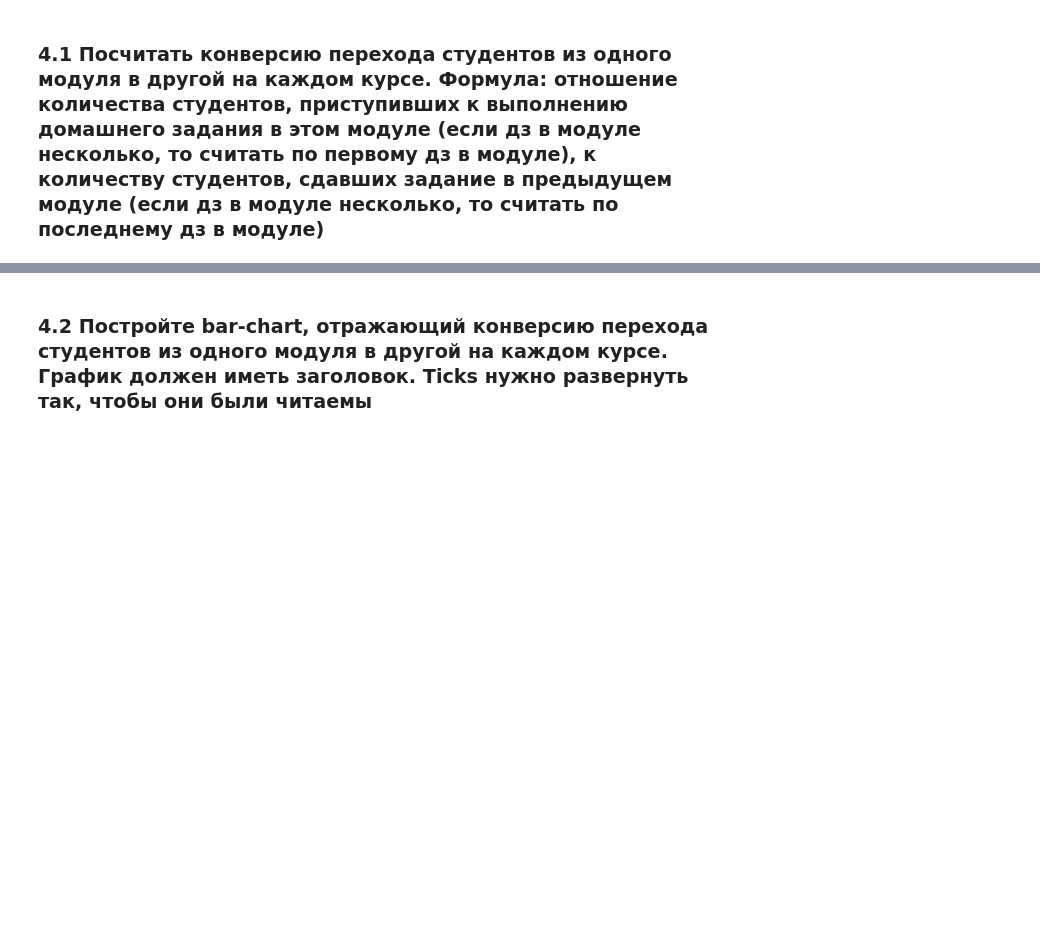
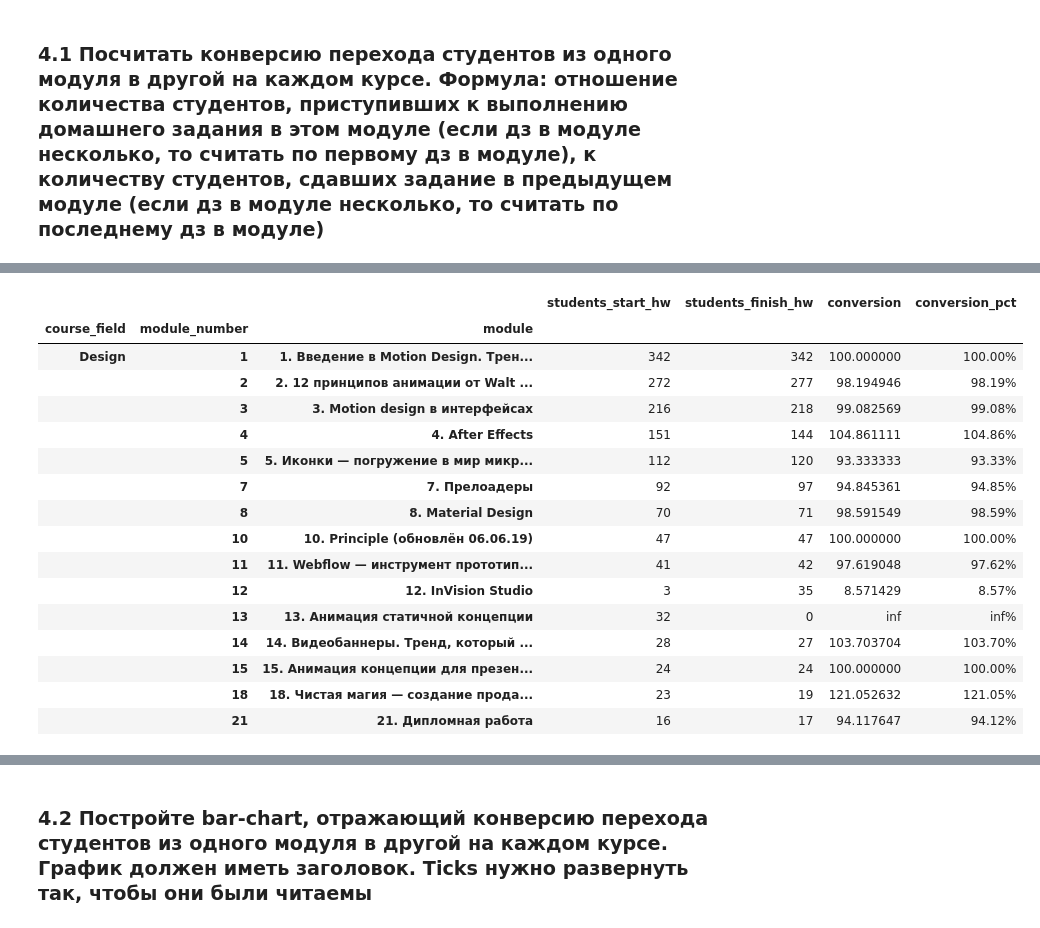
Before and after one commit to greymetall/data_science, a Jupyter notebook: Coursework#1/Coursework_analytics_1.ipynb, the cells around one changed output, grey strips where cells are left out. Cells and saved outputs as stored; diff of their text form; code cells hidden in the pictures; blank space fills up the shorter version.

```diff
--- a/Coursework#1/Coursework_analytics_1.ipynb
+++ b/Coursework#1/Coursework_analytics_1.ipynb
@@ -1181,0 +1304,30 @@ plt.show()
+# %%
+# группируем по курсам и модулям со счётчиком по количеству студентов, начавших и закончивших каждый из модулей
+df_final_count = df_all_lessons.reset_index().groupby(['course_title','course_field',
+                                                       'module_number','module'])\
+                                                     [['start_date', 'finish_date']]\
+                                             .count()
+
+# создаём новый массив, в котором колонка final_date будет смещена относительно start_date
+# это необходимо для расчёта конверсии
+# пустые образовавшиеся ячейки с NaN после сдвига, заполним значениями из колонки start_date из первого модуля каждого курса
+df_conversion = pd.DataFrame()
+for course in courses:
+    value = df_final_count.loc[course].start_date[0]
+    df_conversion = df_conversion.append(
+                                         pd.concat([df_final_count.loc[[course], ['start_date']],
+                                                    df_final_count.loc[[course]]\
+                                                    .finish_date.shift(fill_value=value)\
+                                                    .to_frame()], axis='columns')
+                                        )
+
+# добавим колонку с рассчитанной конверсией в долях
+df_conversion.loc[:, 'conversion'] = (df_conversion.start_date / df_conversion.finish_date * 100)
+
+# и в процентах
+df_conversion.loc[:, 'conversion_pct'] = df_conversion.conversion.apply(lambda val: f'{val:.2f}%')
+
+# и переименуем некоторые столбцы
+df_conversion.rename(columns={'start_date':'students_start_hw',
+                               'finish_date':'students_finish_hw'},
+                     inplace=True)
@@ -1181,0 +1344,20 @@ plt.show()
+# %%
+df_conversion.loc['Анимация интерфейсов']
+# %% [output]
+|  |  |  | students_start_hw | students_finish_hw | conversion | conversion_pct |
+| course_field | module_number | module |  |  |  |  |
+| Design | 1 | 1. Введение в Motion Design. Трен... | 342 | 342 | 100.000000 | 100.00% |
+|  | 2 | 2. 12 принципов анимации от Walt ... | 272 | 277 | 98.194946 | 98.19% |
+|  | 3 | 3. Motion design в интерфейсах | 216 | 218 | 99.082569 | 99.08% |
+|  | 4 | 4. After Effects | 151 | 144 | 104.861111 | 104.86% |
+|  | 5 | 5. Иконки — погружение в мир микр... | 112 | 120 | 93.333333 | 93.33% |
+|  | 7 | 7. Прелоадеры | 92 | 97 | 94.845361 | 94.85% |
+|  | 8 | 8. Material Design | 70 | 71 | 98.591549 | 98.59% |
+|  | 10 | 10. Principle (обновлён 06.06.19) | 47 | 47 | 100.000000 | 100.00% |
+|  | 11 | 11. Webflow — инструмент прототип... | 41 | 42 | 97.619048 | 97.62% |
+|  | 12 | 12. InVision Studio | 3 | 35 | 8.571429 | 8.57% |
+|  | 13 | 13. Анимация статичной концепции | 32 | 0 | inf | inf% |
+|  | 14 | 14. Видеобаннеры. Тренд, который ... | 28 | 27 | 103.703704 | 103.70% |
+|  | 15 | 15. Анимация концепции для презен... | 24 | 24 | 100.000000 | 100.00% |
+|  | 18 | 18. Чистая магия — cоздание прода... | 23 | 19 | 121.052632 | 121.05% |
+|  | 21 | 21. Дипломная работа | 16 | 17 | 94.117647 | 94.12% |
```
Also changed, not shown: parts of 44 cells of this notebook.
